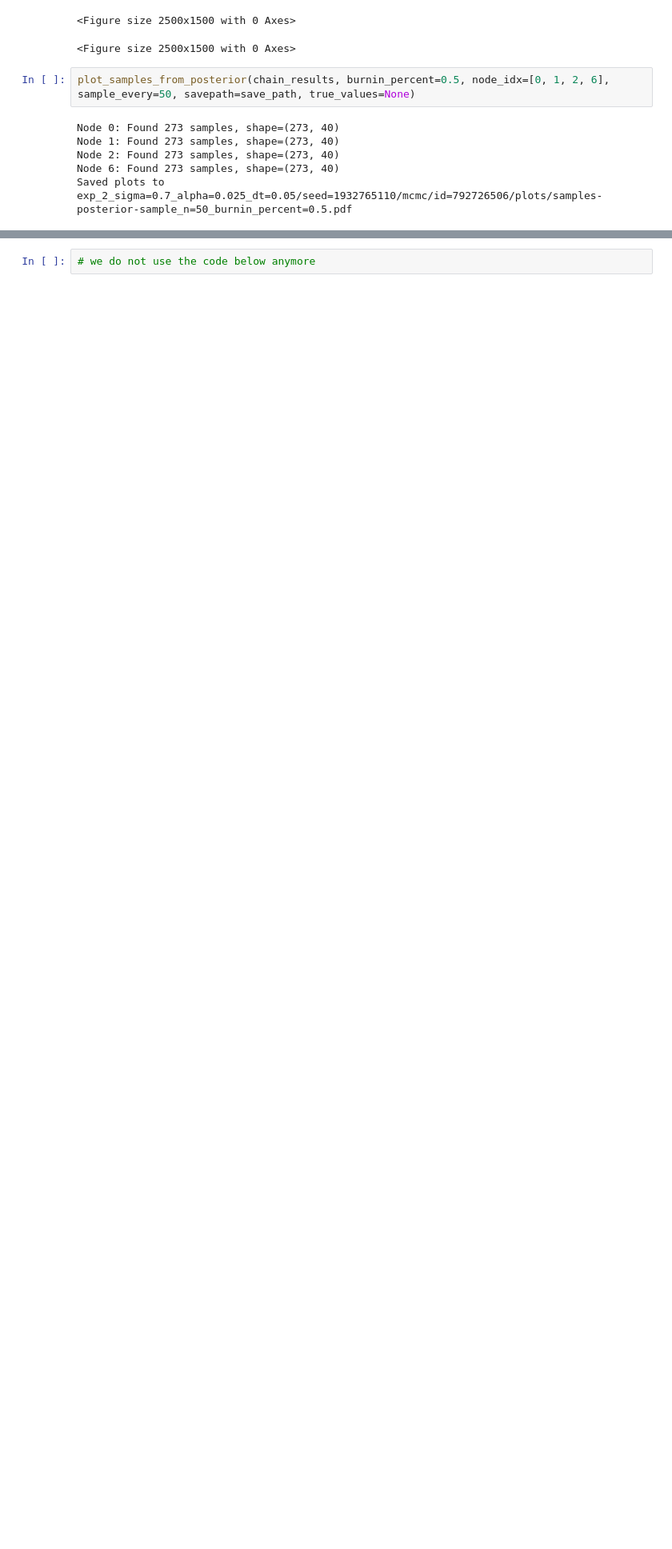
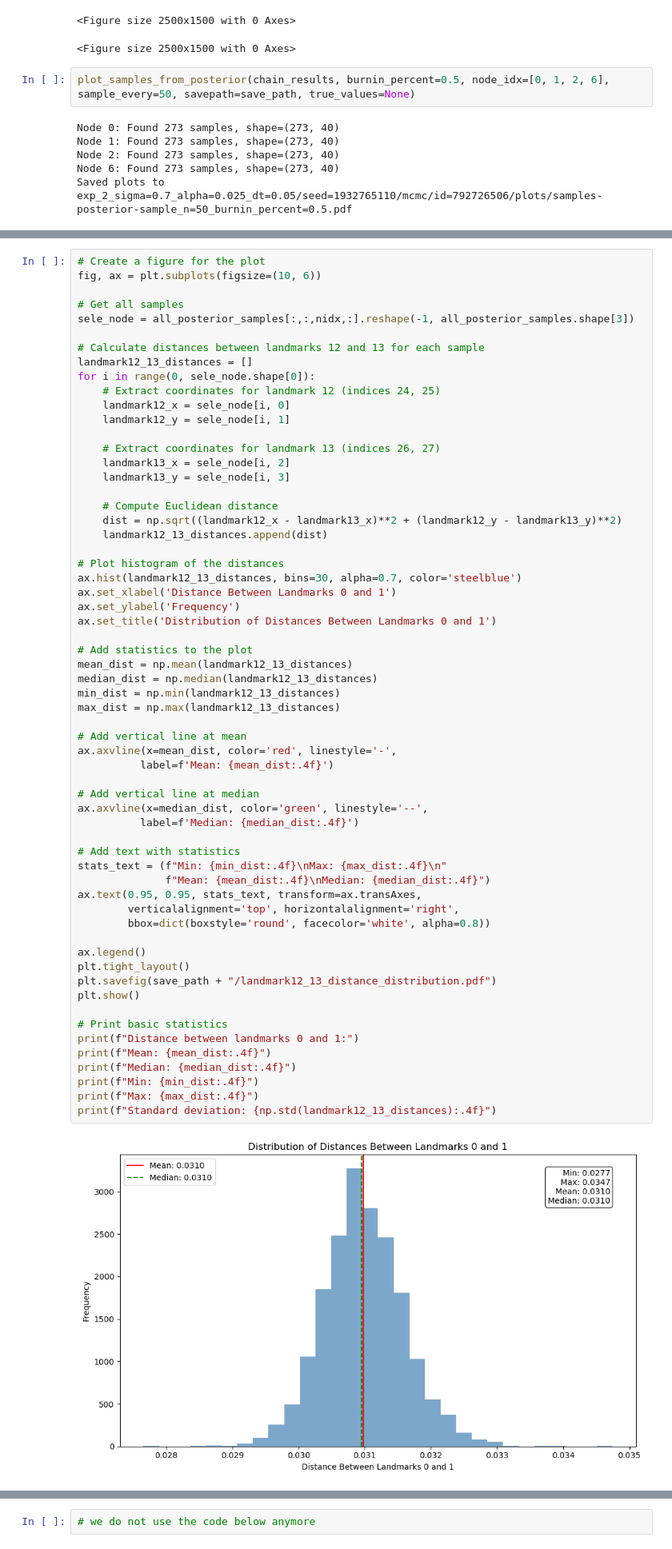
Before and after one commit to sofiastroustrup/SPMS, a Jupyter notebook: experiments/comparison/analyze_results.ipynb, the cells around one changed output, grey strips where cells are left out. Shown at 80% size. Drawn from its saved outputs; the diff is of its cells as text; blank space fills up the shorter version.

```diff
--- a/experiments/comparison/analyze_results.ipynb
+++ b/experiments/comparison/analyze_results.ipynb
@@ -317,0 +308,63 @@ Standard deviation: 0.0003
+# %%
+# Create a figure for the plot
+fig, ax = plt.subplots(figsize=(10, 6))
+
+# Get all samples
+sele_node = all_posterior_samples[:,:,nidx,:].reshape(-1, all_posterior_samples.shape[3])
+
+# Calculate distances between landmarks 12 and 13 for each sample
+landmark12_13_distances = []
+for i in range(0, sele_node.shape[0]):
+    # Extract coordinates for landmark 12 (indices 24, 25)
+    landmark12_x = sele_node[i, 0]
+    landmark12_y = sele_node[i, 1]
+
+    # Extract coordinates for landmark 13 (indices 26, 27)
+    landmark13_x = sele_node[i, 2]
+    landmark13_y = sele_node[i, 3]
+
+    # Compute Euclidean distance
+    dist = np.sqrt((landmark12_x - landmark13_x)**2 + (landmark12_y - landmark13_y)**2)
+    landmark12_13_distances.append(dist)
+
+# Plot histogram of the distances
+ax.hist(landmark12_13_distances, bins=30, alpha=0.7, color='steelblue')
+ax.set_xlabel('Distance Between Landmarks 0 and 1')
+ax.set_ylabel('Frequency')
+ax.set_title('Distribution of Distances Between Landmarks 0 and 1')
+
+# Add statistics to the plot
+mean_dist = np.mean(landmark12_13_distances)
+median_dist = np.median(landmark12_13_distances)
+min_dist = np.min(landmark12_13_distances)
+max_dist = np.max(landmark12_13_distances)
+
+# Add vertical line at mean
+ax.axvline(x=mean_dist, color='red', linestyle='-',
+          label=f'Mean: {mean_dist:.4f}')
+
+# Add vertical line at median
+ax.axvline(x=median_dist, color='green', linestyle='--',
+          label=f'Median: {median_dist:.4f}')
+
+# Add text with statistics
+stats_text = (f"Min: {min_dist:.4f}\nMax: {max_dist:.4f}\n"
+              f"Mean: {mean_dist:.4f}\nMedian: {median_dist:.4f}")
+ax.text(0.95, 0.95, stats_text, transform=ax.transAxes,
+        verticalalignment='top', horizontalalignment='right',
+        bbox=dict(boxstyle='round', facecolor='white', alpha=0.8))
+
+ax.legend()
+plt.tight_layout()
+plt.savefig(save_path + "/landmark12_13_distance_distribution.pdf")
+plt.show()
+
+# Print basic statistics
+print(f"Distance between landmarks 0 and 1:")
+print(f"Mean: {mean_dist:.4f}")
+print(f"Median: {median_dist:.4f}")
+print(f"Min: {min_dist:.4f}")
+print(f"Max: {max_dist:.4f}")
+print(f"Standard deviation: {np.std(landmark12_13_distances):.4f}")
+# %% [output]
+[figure, added]
```
Also changed, not shown: parts of 19 cells of this notebook, 46 other files.
